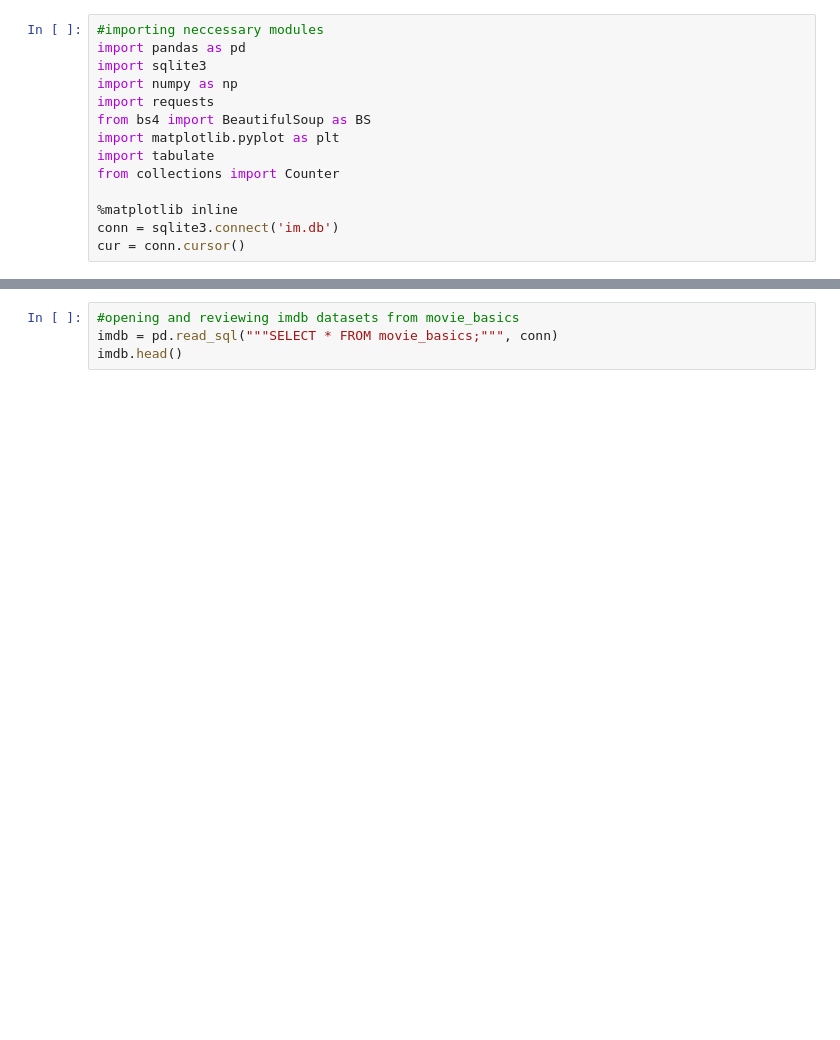
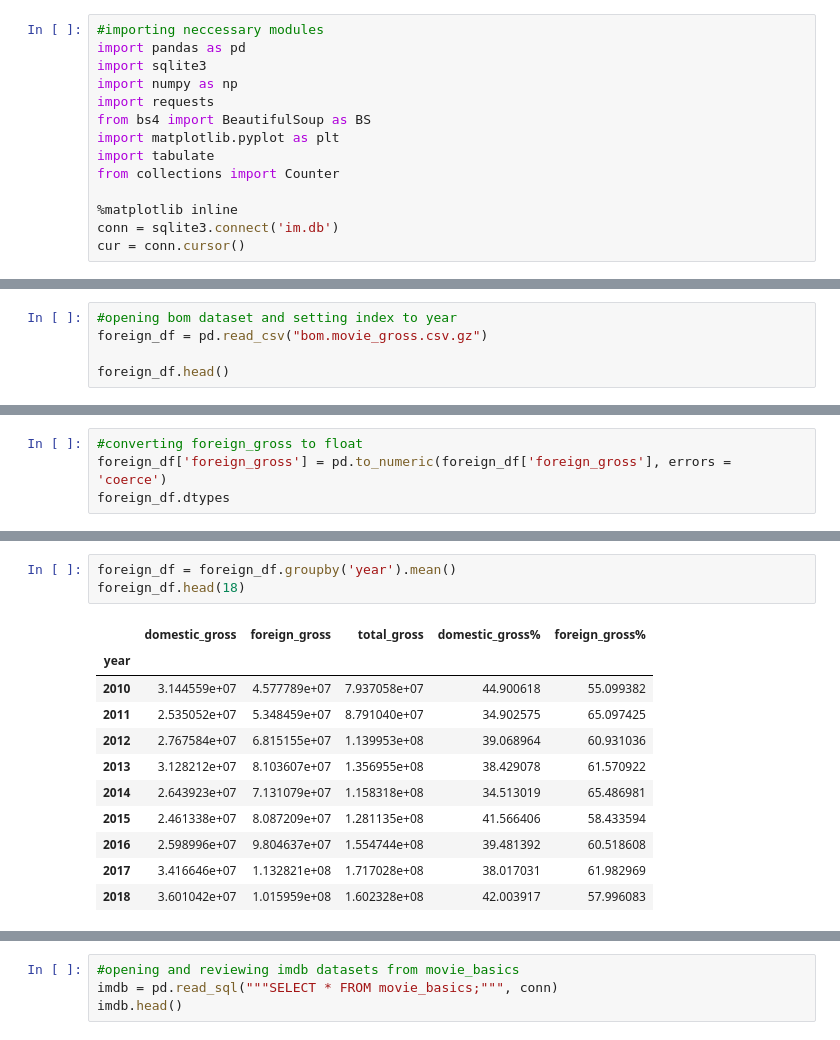
Before and after one commit to SSGrasland/Marketing-Movies-to-Foreign-Audiences, a Jupyter notebook: Phase 1 Project Notebook.ipynb, the cells around one changed output, grey strips where cells are left out. Cells and saved outputs as stored; diff of their text form; blank space fills up the shorter version.

```diff
--- a/Phase 1 Project Notebook.ipynb
+++ b/Phase 1 Project Notebook.ipynb
@@ -26,3 +25,8 @@ rt.movie_info.tsv.gz
 rt.reviews.tsv.gz
 tmdb.movies.csv.gz
 tn.movie_budgets.csv.gz
+# %%
+#opening bom dataset and setting index to year
+foreign_df = pd.read_csv("bom.movie_gross.csv.gz")
+
+foreign_df.head()
@@ -28,0 +40,4 @@ tn.movie_budgets.csv.gz
+# %%
+#converting foreign_gross to float
+foreign_df['foreign_gross'] = pd.to_numeric(foreign_df['foreign_gross'], errors = 'coerce')
+foreign_df.dtypes
@@ -28,0 +75,15 @@ tn.movie_budgets.csv.gz
+# %%
+foreign_df = foreign_df.groupby('year').mean()
+foreign_df.head(18)
+# %% [output]
+|  | domestic_gross | foreign_gross | total_gross | domestic_gross% | foreign_gross% |
+| year |  |  |  |  |  |
+| 2010 | 3.144559e+07 | 4.577789e+07 | 7.937058e+07 | 44.900618 | 55.099382 |
+| 2011 | 2.535052e+07 | 5.348459e+07 | 8.791040e+07 | 34.902575 | 65.097425 |
+| 2012 | 2.767584e+07 | 6.815155e+07 | 1.139953e+08 | 39.068964 | 60.931036 |
+| 2013 | 3.128212e+07 | 8.103607e+07 | 1.356955e+08 | 38.429078 | 61.570922 |
+| 2014 | 2.643923e+07 | 7.131079e+07 | 1.158318e+08 | 34.513019 | 65.486981 |
+| 2015 | 2.461338e+07 | 8.087209e+07 | 1.281135e+08 | 41.566406 | 58.433594 |
+| 2016 | 2.598996e+07 | 9.804637e+07 | 1.554744e+08 | 39.481392 | 60.518608 |
+| 2017 | 3.416646e+07 | 1.132821e+08 | 1.717028e+08 | 38.017031 | 61.982969 |
+| 2018 | 3.601042e+07 | 1.015959e+08 | 1.602328e+08 | 42.003917 | 57.996083 |
```
Also changed, not shown: parts of 10 cells of this notebook.
